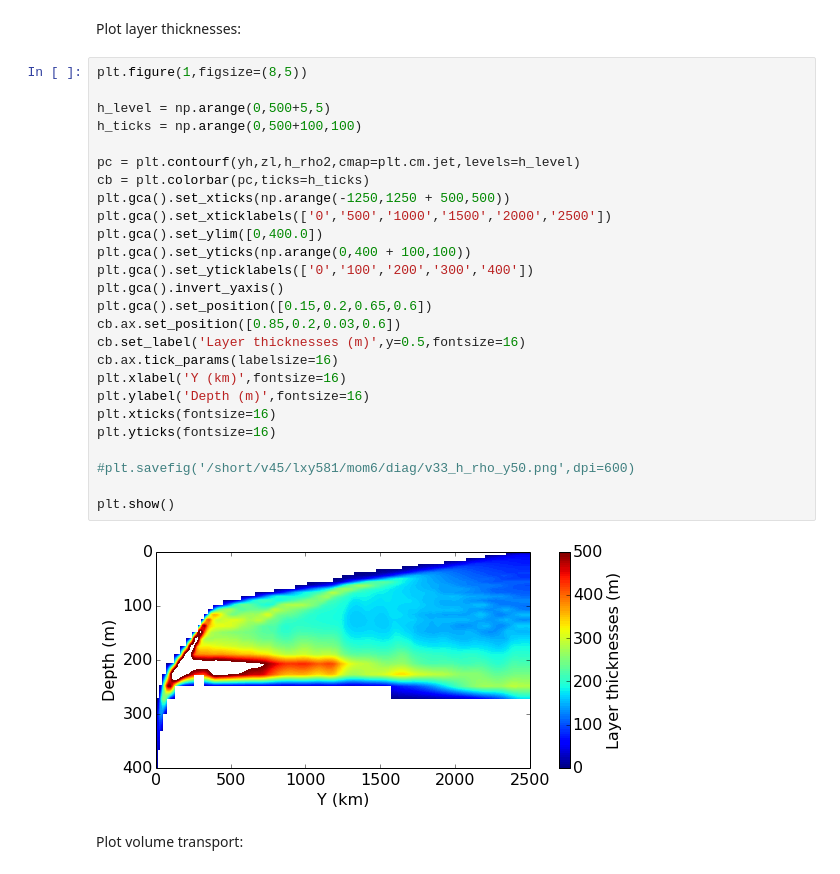
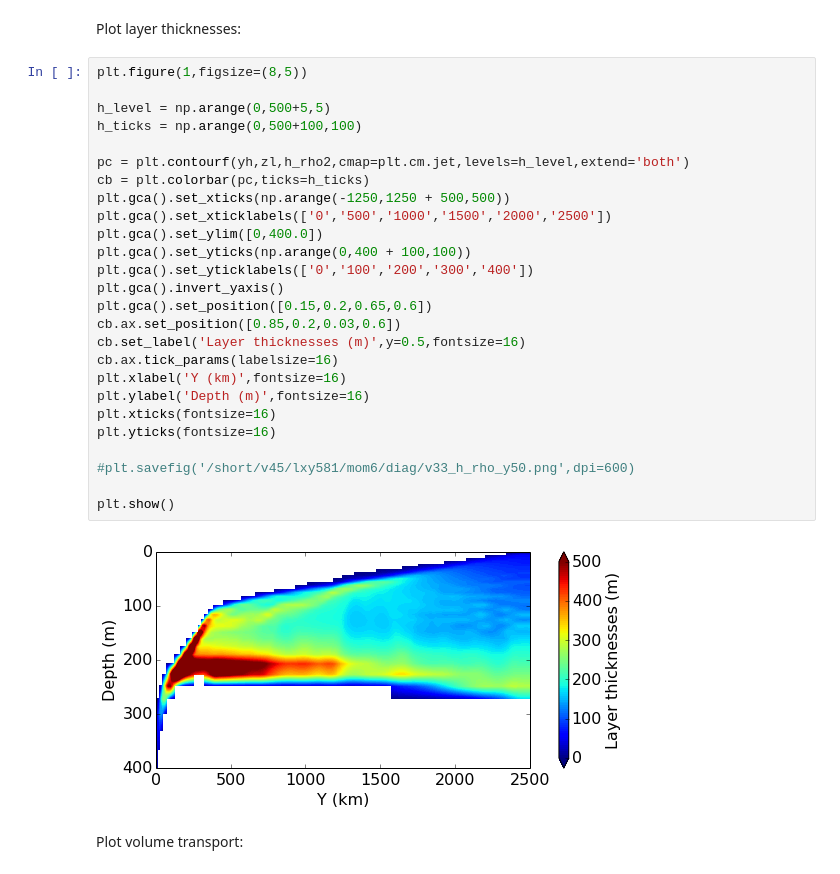
Before and after one commit to luweiyang/MOM6_SO_DIAGS, a Jupyter notebook: MOC_h_rho_vh_rho.ipynb, the cells around one changed output. Cells and saved outputs as stored; diff of their text form.

```diff
--- a/MOC_h_rho_vh_rho.ipynb
+++ b/MOC_h_rho_vh_rho.ipynb
@@ -58,31 +58,31 @@ Plot layer thicknesses:
 # %%
 plt.figure(1,figsize=(8,5))
 
 h_level = np.arange(0,500+5,5)
 h_ticks = np.arange(0,500+100,100)
 
-pc = plt.contourf(yh,zl,h_rho2,cmap=plt.cm.jet,levels=h_level)
+pc = plt.contourf(yh,zl,h_rho2,cmap=plt.cm.jet,levels=h_level,extend='both')
 cb = plt.colorbar(pc,ticks=h_ticks)
 plt.gca().set_xticks(np.arange(-1250,1250 + 500,500))
 plt.gca().set_xticklabels(['0','500','1000','1500','2000','2500'])
 plt.gca().set_ylim([0,400.0])
 plt.gca().set_yticks(np.arange(0,400 + 100,100))
 plt.gca().set_yticklabels(['0','100','200','300','400'])
 plt.gca().invert_yaxis()
 plt.gca().set_position([0.15,0.2,0.65,0.6])
 cb.ax.set_position([0.85,0.2,0.03,0.6])
 cb.set_label('Layer thicknesses (m)',y=0.5,fontsize=16)
 cb.ax.tick_params(labelsize=16)
 plt.xlabel('Y (km)',fontsize=16)
 plt.ylabel('Depth (m)',fontsize=16)
 plt.xticks(fontsize=16)
 plt.yticks(fontsize=16)
 
 #plt.savefig('/short/v45/lxy581/mom6/diag/v33_h_rho_y50.png',dpi=600)
 
 plt.show()
 # %% [output]
-[figure, old version]
+[figure, new version]
 # %% [markdown]
 Plot volume transport:
 # %%
```
